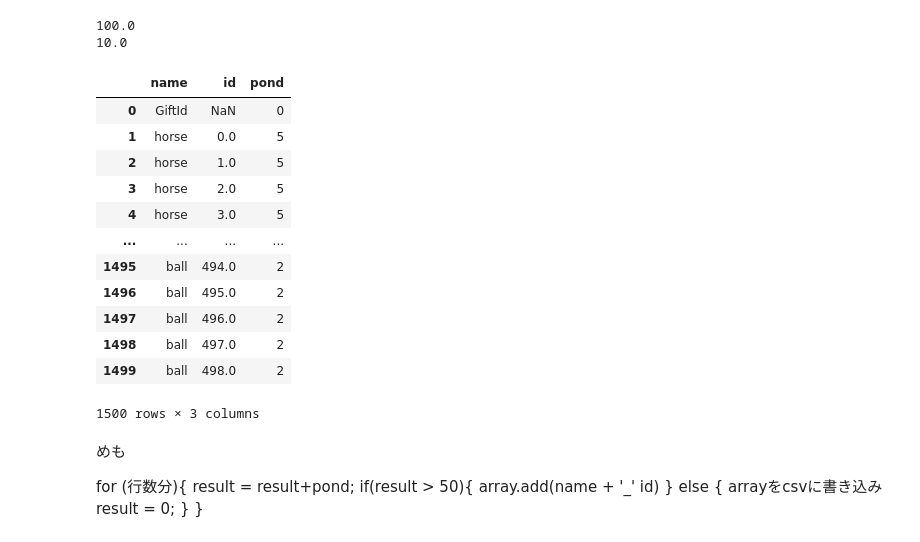
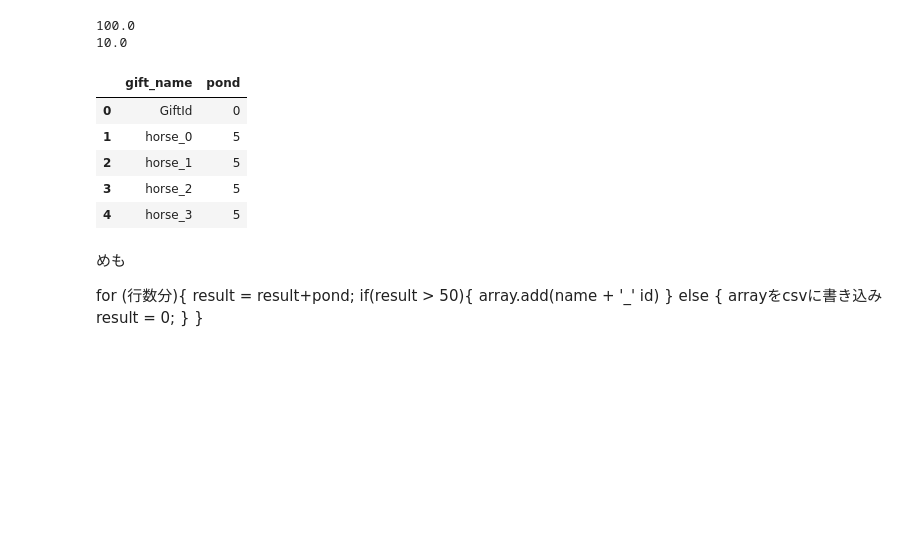
Before and after one commit to joooi13/Kaggle, a Jupyter notebook: Santa/notebook16147bed2e.ipynb, the cells around one changed output. Cells and saved outputs as stored; diff of their text form; code cells hidden in the pictures; blank space fills up the shorter version.

```diff
--- a/Santa/notebook16147bed2e.ipynb
+++ b/Santa/notebook16147bed2e.ipynb
@@ -325,56 +325,49 @@ print(ans3)
 # %%
 # データフレームを作成
 
 # こういうのを作る
 #name id pond
 #horse 1 5
 #horse 2 5
 #horse 3 5
 
 # 参考：https://kagglenote.com/misc/pandas_create_new_column_based_on_other_column/
 
-data = pd.read_csv('/content/gifts.csv',delimiter='_',header=None,names=["name","id"]);
+data = pd.read_csv('/content/gifts.csv',header=None,names=["gift_name"]);
 
 conditions = [
-              data['name'] == 'horse' ,
-              data['name'] == 'ball',
-              data['name'] == 'bike',
-              data['name'] == 'train',
-              data['name'] == 'coal',
-              data['name'] == 'book',
-              data['name'] == 'doll',
-              data['name'] == 'blocks',
-              data['name'] == 'groves',
+              data['gift_name'].str.contains('horse') ,
+              data['gift_name'].str.contains('ball') ,
+              data['gift_name'].str.contains('bike') ,
+              data['gift_name'].str.contains('train') ,
+              data['gift_name'].str.contains('coal') ,
+              data['gift_name'].str.contains('book') ,
+              data['gift_name'].str.contains('doll') ,
+              data['gift_name'].str.contains('blocks') ,
+              data['gift_name'].str.contains('groves') ,
               ]
 
 choices = [
            horse_mean.round().astype(int),
            ball_mean.round().astype(int),
            bike_mean.round().astype(int),
            train_mean.round().astype(int),
            coal_mean.round().astype(int),
            book_mean.round().astype(int),
            doll_mean.round().astype(int),
            blocks_mean.round().astype(int),
            gloves_mean.round().astype(int),
            ]
 data['pond']  = np.select(conditions, choices)
 
-data.head(1500)
+data.head()
 # %% [output]
-|  | name | id | pond |
-| 0 | GiftId | NaN | 0 |
-| 1 | horse | 0.0 | 5 |
-| 2 | horse | 1.0 | 5 |
-| 3 | horse | 2.0 | 5 |
-| 4 | horse | 3.0 | 5 |
-| ... | ... | ... | ... |
-| 1495 | ball | 494.0 | 2 |
-| 1496 | ball | 495.0 | 2 |
-| 1497 | ball | 496.0 | 2 |
-| 1498 | ball | 497.0 | 2 |
-| 1499 | ball | 498.0 | 2 |
+|  | gift_name | pond |
+| 0 | GiftId | 0 |
+| 1 | horse_0 | 5 |
+| 2 | horse_1 | 5 |
+| 3 | horse_2 | 5 |
+| 4 | horse_3 | 5 |
-1500 rows × 3 columns
 # %% [markdown]
 めも
 
```
Also changed, not shown: parts of 3 cells of this notebook.
